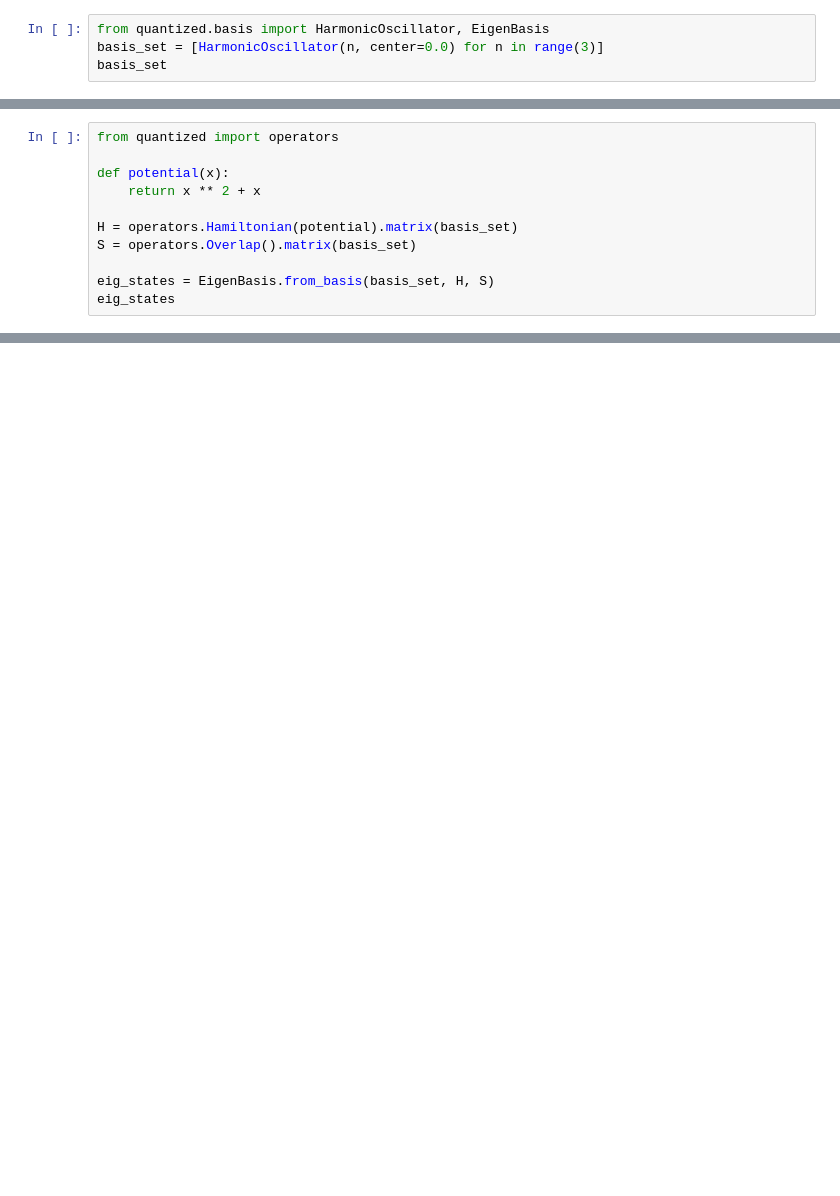
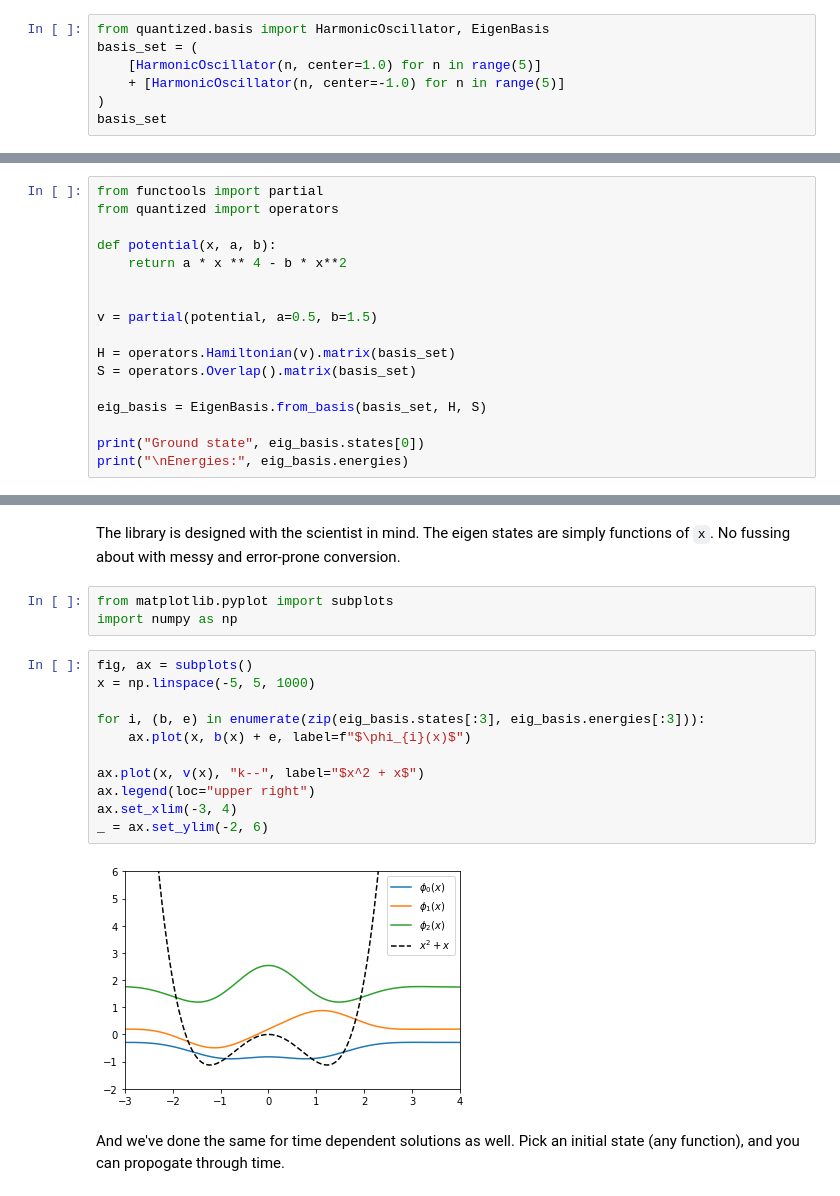
Before and after one commit to ecurtin2/quantized, a Jupyter notebook: docs/readme.ipynb, the cells around one changed output, grey strips where cells are left out. Drawn from its saved outputs; the diff is of its cells as text; blank space fills up the shorter version.

```diff
--- a/docs/readme.ipynb
+++ b/docs/readme.ipynb
@@ -13,5 +13,8 @@ At it's core, Quantized is a library for solving the time dependent schroedinger
 # %%
 from quantized.basis import HarmonicOscillator, EigenBasis
-basis_set = [HarmonicOscillator(n, center=0.0) for n in range(3)]
+basis_set = (
+    [HarmonicOscillator(n, center=1.0) for n in range(5)]
+    + [HarmonicOscillator(n, center=-1.0) for n in range(5)]
+)
 basis_set
 # %% [output]
@@ -21,12 +34,18 @@ basis_set
 # %%
+from functools import partial
 from quantized import operators
 
-def potential(x):
-    return x ** 2 + x
+def potential(x, a, b):
+    return a * x ** 4 - b * x**2
 
-H = operators.Hamiltonian(potential).matrix(basis_set)
+
+v = partial(potential, a=0.5, b=1.5)
+
+H = operators.Hamiltonian(v).matrix(basis_set)
 S = operators.Overlap().matrix(basis_set)
 
-eig_states = EigenBasis.from_basis(basis_set, H, S)
-eig_states
+eig_basis = EigenBasis.from_basis(basis_set, H, S)
+
+print("Ground state", eig_basis.states[0])
+print("\nEnergies:", eig_basis.energies)
 # %% [output]
@@ -33,0 +64,22 @@ BrokenProcessPool: A process in the process pool was terminated abruptly while t
+# %% [markdown]
+The library is designed with the scientist in mind. The eigen states
+are simply functions of `x`. No fussing about with messy and error-prone conversion.
+# %%
+from matplotlib.pyplot import subplots
+import numpy as np
+# %%
+fig, ax = subplots()
+x = np.linspace(-5, 5, 1000)
+
+for i, (b, e) in enumerate(zip(eig_basis.states[:3], eig_basis.energies[:3])):
+    ax.plot(x, b(x) + e, label=f"$\phi_{i}(x)$")
+
+ax.plot(x, v(x), "k--", label="$x^2 + x$")
+ax.legend(loc="upper right")
+ax.set_xlim(-3, 4)
+_ = ax.set_ylim(-2, 6)
+# %% [output]
+[figure, added]
+# %% [markdown]
+And we've done the same for time dependent solutions as well. Pick
+an initial state (any function), and you can propogate through time.
```
Also changed, not shown: parts of 8 cells of this notebook, 40 other files.
